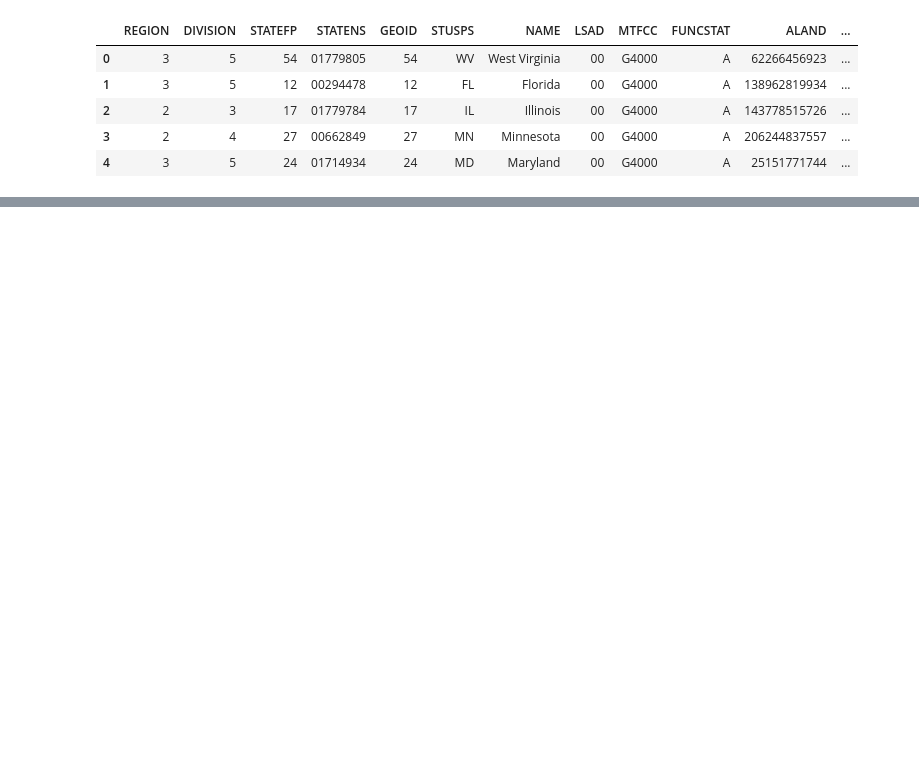
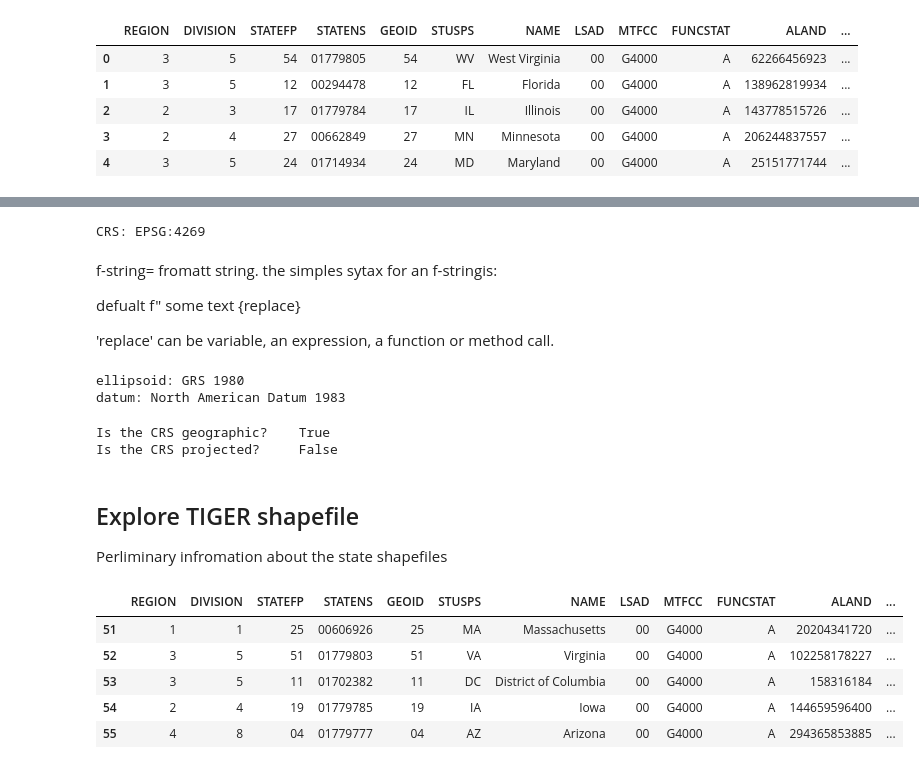
Before and after one commit to IIDonaji/EDS2020-2025-in-class, a Jupyter notebook: week5-code-streamlining.ipynb, the cells around one changed output, grey strips where cells are left out. Saved outputs shown, nothing was run; the diff lists cells and outputs as text; code cells hidden in the pictures; blank space fills up the shorter version.

```diff
--- a/week5-code-streamlining.ipynb
+++ b/week5-code-streamlining.ipynb
@@ -2,7 +11,13 @@
 import os
 
 import pandas as pd
+from pandas.api.types import is_string_dtype, is_numeric_dtype
 import geopandas as gpd
+import matplotlib.pyplot as plt
+
+
+# Display all columns when looking at dataframes
+pd.set_option("display.max.columns", None)
 # %%
 # Import power plants data
 URL = 'https://raw.githubusercontent.com/carmengg/eds-220-book/refs/heads/main/data/power_plants_epsg4269.csv'
@@ -30,0 +98,38 @@ states.head()
+# %%
+print('CRS:', power_plants.crs)
+# %% [output]
+CRS: EPSG:4269
+# %% [markdown]
+f-string= fromatt string.
+the simples sytax for an f-stringis:
+
+defualt
+f" some text {replace}
+
+'replace' can be variable, an expression, a function or method call.
+# %%
+# Explore CRS
+print(f"ellipsoid: {power_plants.crs.ellipsoid}")
+print(f"datum: {power_plants.crs.datum}")
+# %% [output]
+ellipsoid: GRS 1980
+datum: North American Datum 1983
+# %%
+# Set the label width to 25 characters, aligning the answers
+print(f"{'Is the CRS geographic?':<25} {power_plants.crs.is_geographic}")
+print(f"{'Is the CRS projected?':<25} {power_plants.crs.is_projected}")
+# %% [output]
+Is the CRS geographic?    True
+Is the CRS projected?     False
+# %% [markdown]
+## Explore TIGER shapefile
+Perliminary infromation about the state shapefiles
+# %%
+states.tail()
+# %% [output]
+|  | REGION | DIVISION | STATEFP | STATENS | GEOID | STUSPS | NAME | LSAD | MTFCC | FUNCSTAT | ALAND | ... |
+| 51 | 1 | 1 | 25 | 00606926 | 25 | MA | Massachusetts | 00 | G4000 | A | 20204341720 | ... |
+| 52 | 3 | 5 | 51 | 01779803 | 51 | VA | Virginia | 00 | G4000 | A | 102258178227 | ... |
+| 53 | 3 | 5 | 11 | 01702382 | 11 | DC | District of Columbia | 00 | G4000 | A | 158316184 | ... |
+| 54 | 2 | 4 | 19 | 01779785 | 19 | IA | Iowa | 00 | G4000 | A | 144659596400 | ... |
+| 55 | 4 | 8 | 04 | 01779777 | 04 | AZ | Arizona | 00 | G4000 | A | 294365853885 | ... |
```
Also changed, not shown: parts of 18 cells of this notebook.
